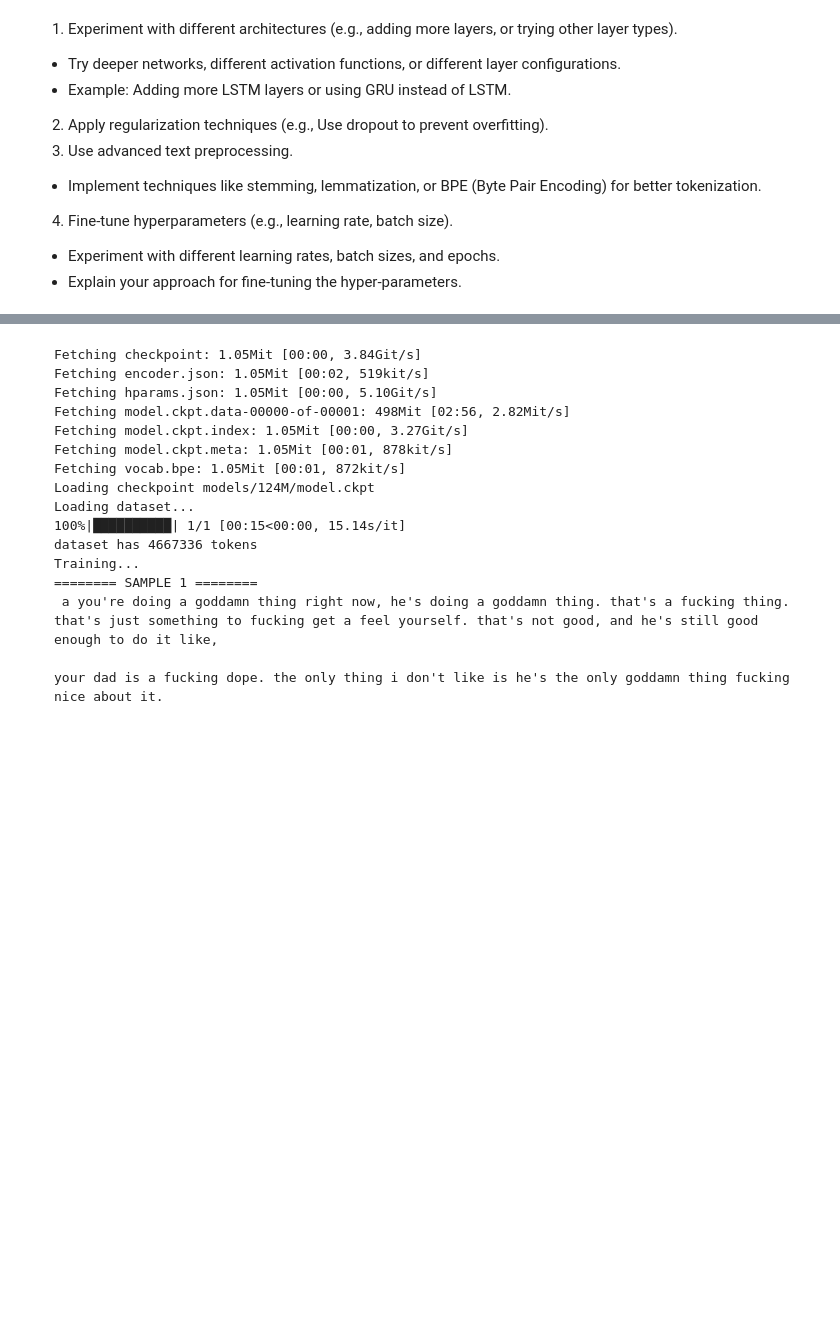
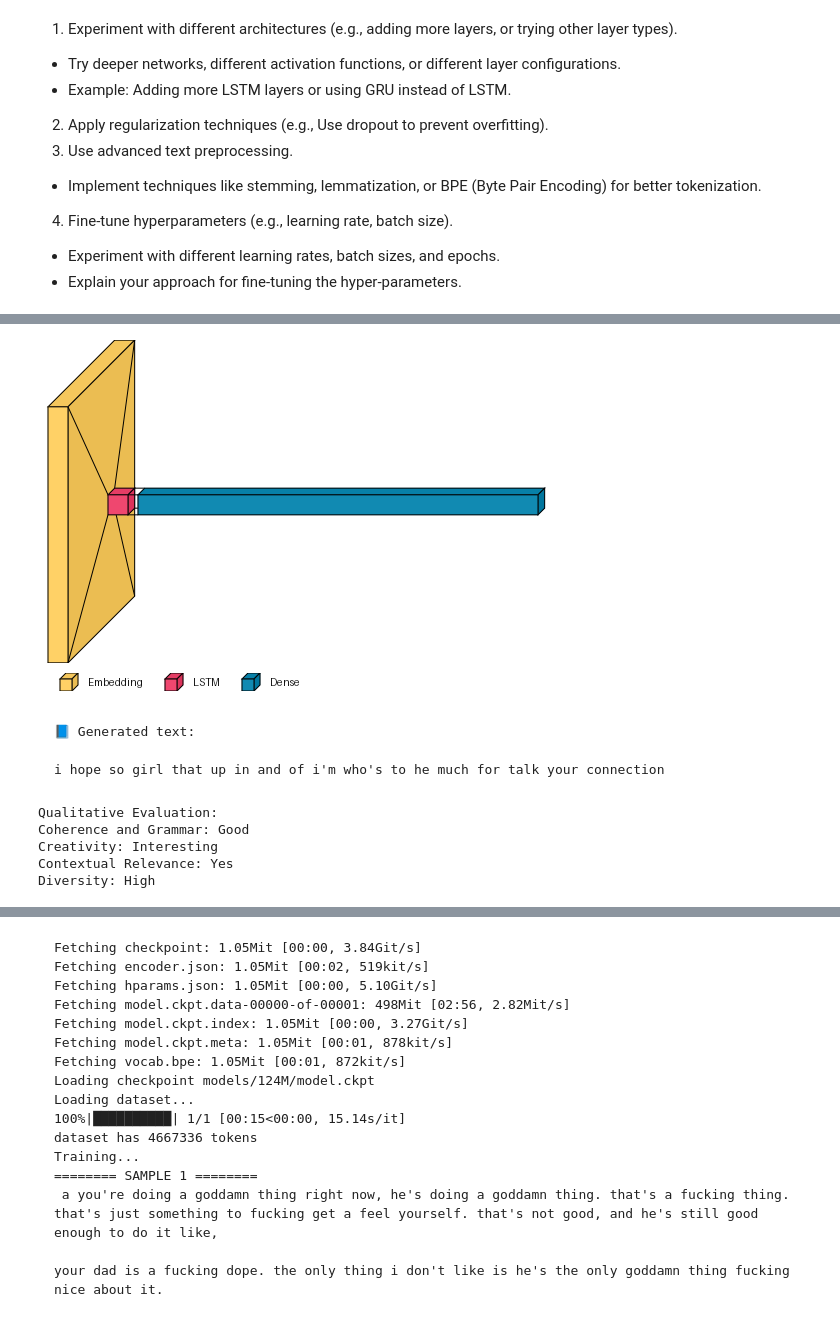
Before and after one commit to itoshiyanazawa/rnn_project, a Jupyter notebook: main.ipynb, the cells around one changed output, grey strips where cells are left out. Cells and saved outputs as stored; diff of their text form; code cells hidden in the pictures; blank space fills up the shorter version.

````diff
--- a/main.ipynb
+++ b/main.ipynb
@@ -528,0 +568,38 @@ better tokenization.
+# %%
+from tensorflow.keras.preprocessing.text import Tokenizer
+from tensorflow.keras.preprocessing.sequence import pad_sequences
+
+tokenizer = Tokenizer(oov_token='<OOV>')
+tokenizer.fit_on_texts(cleaned_lines)
+
+# Create sequences
+sequences = []
+for line in tokenizer.texts_to_sequences(cleaned_lines):
+    for i in range(1, len(line)):
+        seq = line[:i+1]
+        sequences.append(seq)
+
+# Pad sequences
+max_seq_len = max(len(seq) for seq in sequences)
+sequences = pad_sequences(sequences, maxlen=max_seq_len, padding='pre')
+
+# Split inputs/targets
+sequences = np.array(sequences)
+X, y = sequences[:, :-1], sequences[:, -1]
+vocab_size = len(tokenizer.word_index) + 1
+# %%
+# for reference, we try with small data first
+
+X_small = X[:10000]
+y_small = y[:10000]
+# %%
+model = Sequential([
+    Embedding(input_dim=vocab_size, output_dim=64, input_length=X.shape[1]),
+    LSTM(128),  # return_sequences=False (default)
+    Dense(vocab_size, activation='softmax')
+])
+
+model.compile(loss='sparse_categorical_crossentropy', optimizer='adam', metrics=['accuracy'])
+model.summary()
+
+model.fit(X_small, y_small, epochs=5, batch_size=128, validation_split=0.1)
@@ -528,0 +622,4 @@ better tokenization.
+# %%
+visualkeras.layered_view(model, legend=True)
+# %% [output]
+[figure, added]
@@ -528,0 +649,18 @@ better tokenization.
+# %% [markdown]
+
+
+```
+📘 Generated text:
+
+i hope so girl that up in and of i'm who's to he much for talk your connection
+```
+# %%
+# Qualitative analysis
+seed_text="i hope so"
+evaluate_qualitative("i hope so girl that up in and of i'm who's to he much for talk your connection")
+# %% [output]
+Qualitative Evaluation:
+Coherence and Grammar: Good
+Creativity: Interesting
+Contextual Relevance: Yes
+Diversity: High
````
Also changed, not shown: parts of 32 cells of this notebook.
